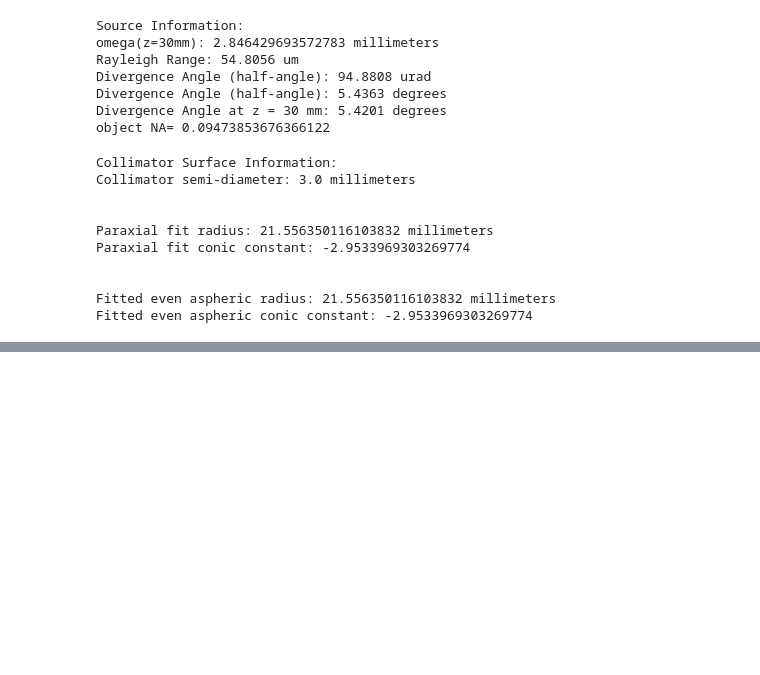
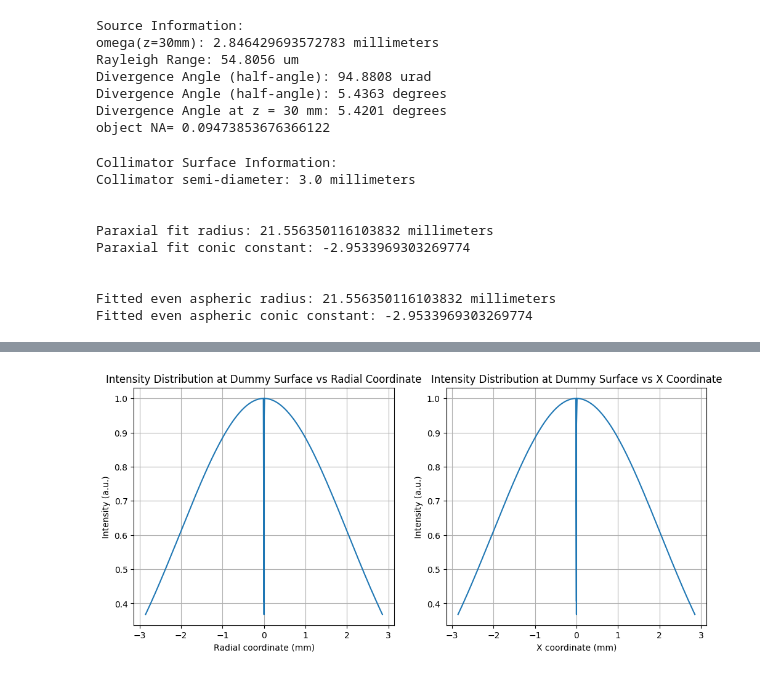
Before and after one commit to Xiong-Ziyi/Master-Thesis, a Jupyter notebook: Optiland_Based/FSO_Project/Optiland_Emiiter_Branch.ipynb, the cells around one changed output, grey strips where cells are left out. Cells and saved outputs as stored; diff of their text form; code cells hidden in the pictures; blank space fills up the shorter version.

```diff
--- a/Optiland_Based/FSO_Project/Optiland_Emiiter_Branch.ipynb
+++ b/Optiland_Based/FSO_Project/Optiland_Emiiter_Branch.ipynb
@@ -149,0 +221,20 @@ print(intensity.shape)
+# %%
+fig, (ax1, ax2) = plt.subplots(1, 2, figsize=(12, 5))
+
+idx_r = np.argsort(r)
+ax1.plot(r[idx_r], intensity[idx_r])
+ax1.set_xlabel("Radial coordinate (mm)")
+ax1.set_ylabel("Intensity (a.u.)")
+ax1.set_title("Intensity Distribution at Dummy Surface vs Radial Coordinate")
+ax1.grid()
+
+id_x = np.argsort(x)
+ax2.plot(x[id_x], intensity[id_x])
+ax2.set_xlabel("X coordinate (mm)")
+ax2.set_ylabel("Intensity (a.u.)")
+ax2.set_title("Intensity Distribution at Dummy Surface vs X Coordinate")
+ax2.grid()
+
+plt.show()
+# %% [output]
+[figure, added]
```
Also changed, not shown: parts of 9 cells of this notebook, 10 other files.
